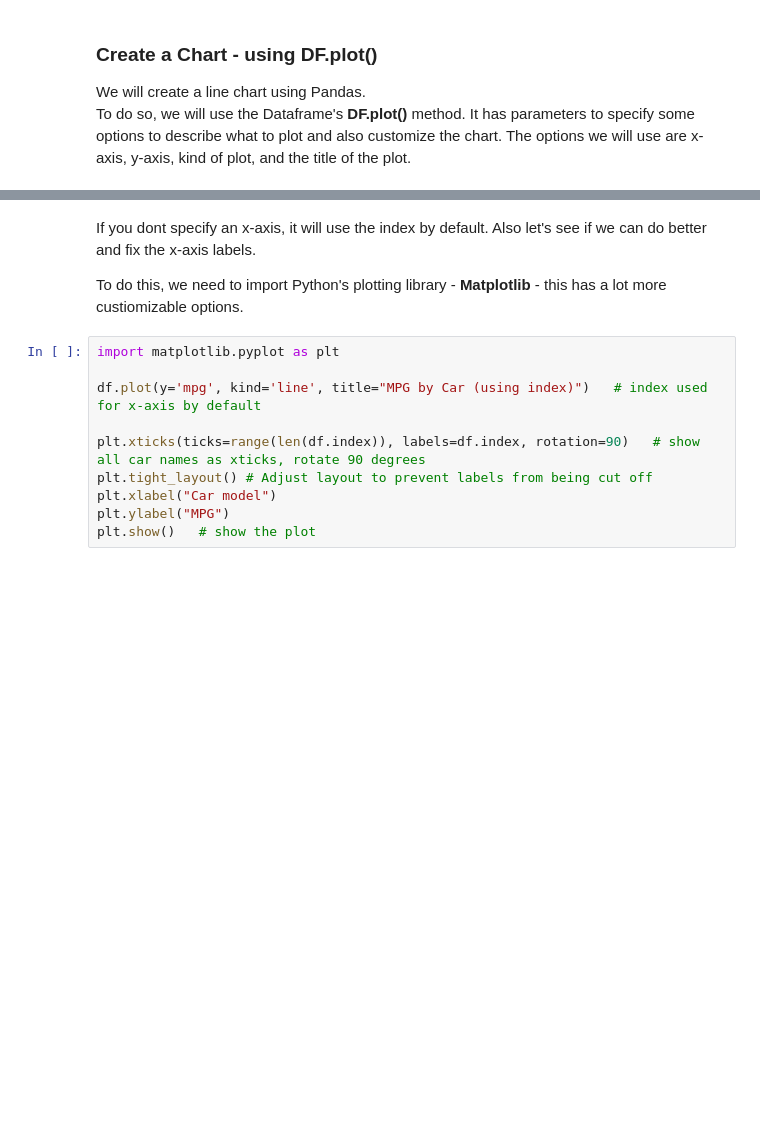
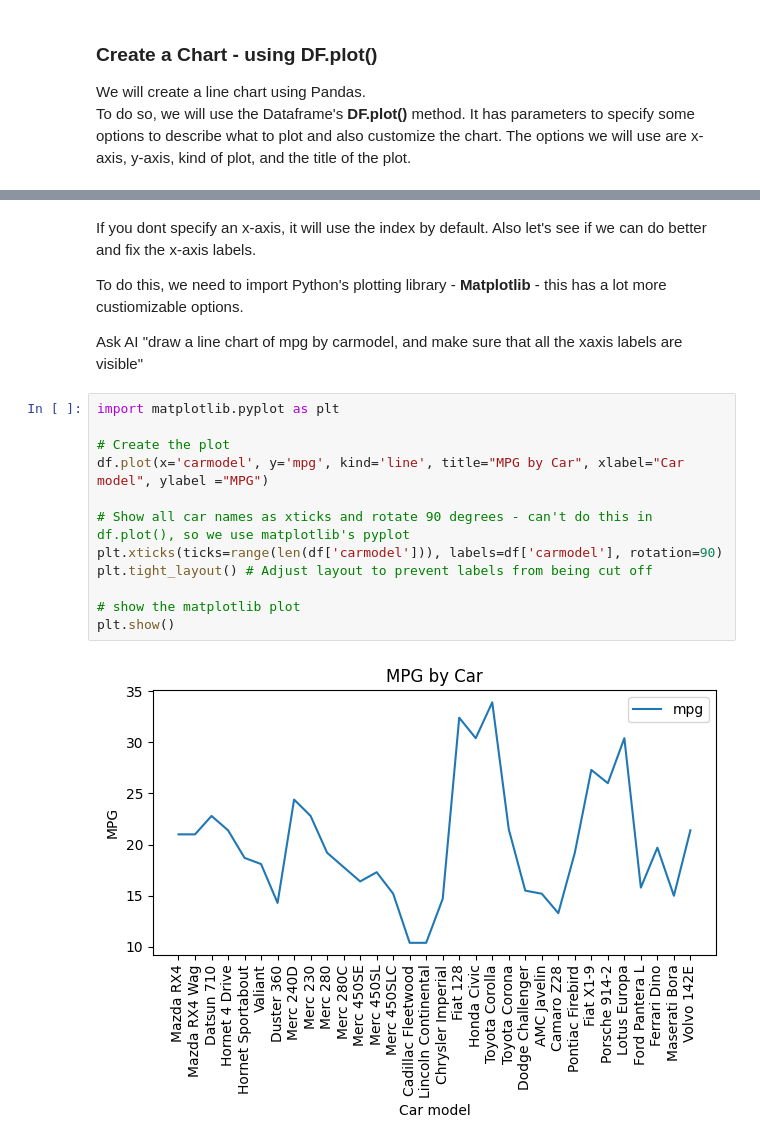
Before and after one commit to jamesmignone63-create/UofUtah_IS4487, a Jupyter notebook: Demos/demo_03_visualization_intro.ipynb, the cells around one changed output, grey strips where cells are left out. Saved outputs shown, nothing was run; the diff lists cells and outputs as text; blank space fills up the shorter version.

Commit message:
fixed the last plot

```diff
--- a/Demos/demo_03_visualization_intro.ipynb
+++ b/Demos/demo_03_visualization_intro.ipynb
@@ -79,13 +100,20 @@ df.plot(x='carmodel', y='mpg', kind='line', title="MPG by Car")
 If you dont specify an x-axis, it will use the index by default. Also let's see if we can do better and fix the x-axis labels.
 
 To do this, we need to import Python's plotting library - **Matplotlib** - this has a lot more custiomizable options.
+
+Ask AI
+"draw a line chart of mpg by carmodel, and make sure that all the xaxis labels are visible"
 # %%
 import matplotlib.pyplot as plt
 
-df.plot(y='mpg', kind='line', title="MPG by Car (using index)")   # index used for x-axis by default
+# Create the plot
+df.plot(x='carmodel', y='mpg', kind='line', title="MPG by Car", xlabel="Car model", ylabel ="MPG")
 
-plt.xticks(ticks=range(len(df.index)), labels=df.index, rotation=90)   # show all car names as xticks, rotate 90 degrees
+# Show all car names as xticks and rotate 90 degrees - can't do this in df.plot(), so we use matplotlib's pyplot
+plt.xticks(ticks=range(len(df['carmodel'])), labels=df['carmodel'], rotation=90)
 plt.tight_layout() # Adjust layout to prevent labels from being cut off
-plt.xlabel("Car model")
-plt.ylabel("MPG")
-plt.show()   # show the plot
+
+# show the matplotlib plot
+plt.show()
+# %% [output]
+[figure, added]
```
Also changed, not shown: parts of 2 cells of this notebook.
